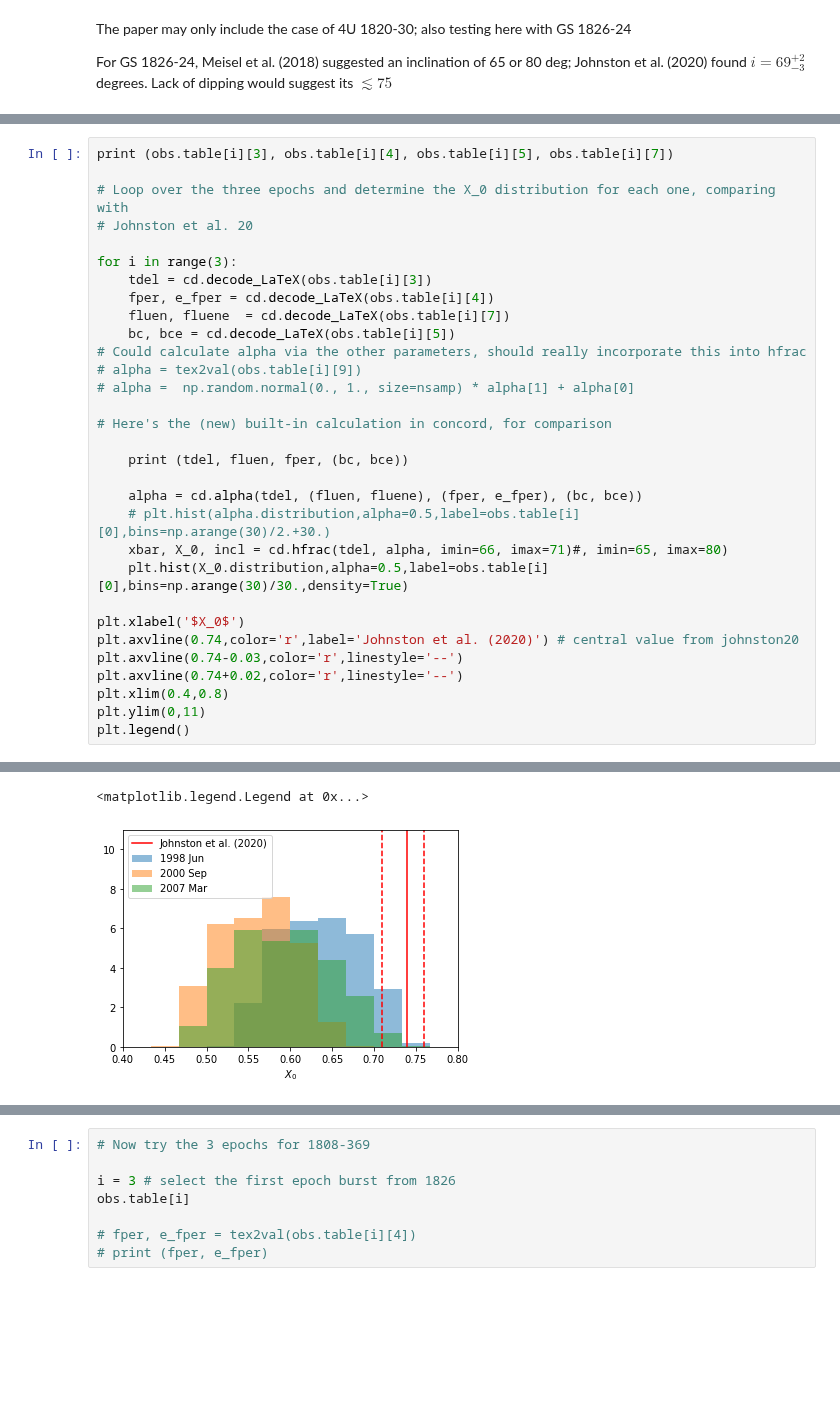
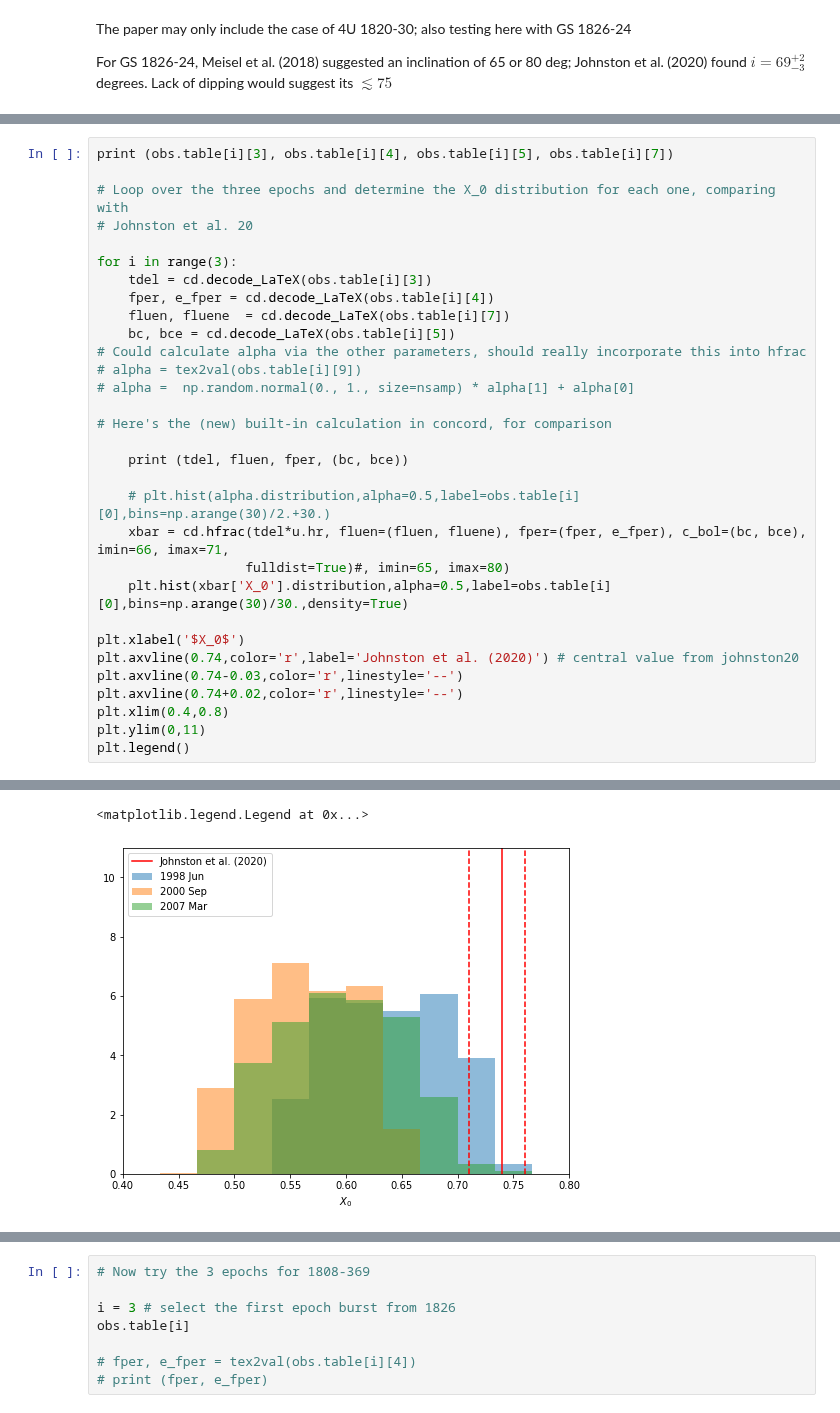
Before and after one commit to outs1der/concord, a Jupyter notebook: Inferring burster properties.ipynb, the cells around one changed output, grey strips where cells are left out. Cells and saved outputs as stored; diff of their text form; blank space fills up the shorter version.

```diff
--- a/Inferring burster properties.ipynb
+++ b/Inferring burster properties.ipynb
@@ -876,10 +848,10 @@ for i in range(3):
 
     print (tdel, fluen, fper, (bc, bce))
 
-    alpha = cd.alpha(tdel, (fluen, fluene), (fper, e_fper), (bc, bce))
     # plt.hist(alpha.distribution,alpha=0.5,label=obs.table[i][0],bins=np.arange(30)/2.+30.)
-    xbar, X_0, incl = cd.hfrac(tdel, alpha, imin=66, imax=71)#, imin=65, imax=80)
-    plt.hist(X_0.distribution,alpha=0.5,label=obs.table[i][0],bins=np.arange(30)/30.,density=True)
+    xbar = cd.hfrac(tdel*u.hr, fluen=(fluen, fluene), fper=(fper, e_fper), c_bol=(bc, bce), imin=66, imax=71,
+                   fulldist=True)#, imin=65, imax=80)
+    plt.hist(xbar['X_0'].distribution,alpha=0.5,label=obs.table[i][0],bins=np.arange(30)/30.,density=True)
 
 plt.xlabel('$X_0$')
 plt.axvline(0.74,color='r',label='Johnston et al. (2020)') # central value from johnston20
@@ -899,5 +868,5 @@ $5.14\pm0.07$ $1.167\pm0.006$ $1.806\pm0.009$ $1.102\pm0.011$
 <matplotlib.legend.Legend at 0x...>
-[figure, old version]
+[figure, new version]
 # %%
 # This plot shows the dependence of the inferred composition on the inclination, for one
 # epoch
```
Also changed, not shown: parts of 66 cells of this notebook.
